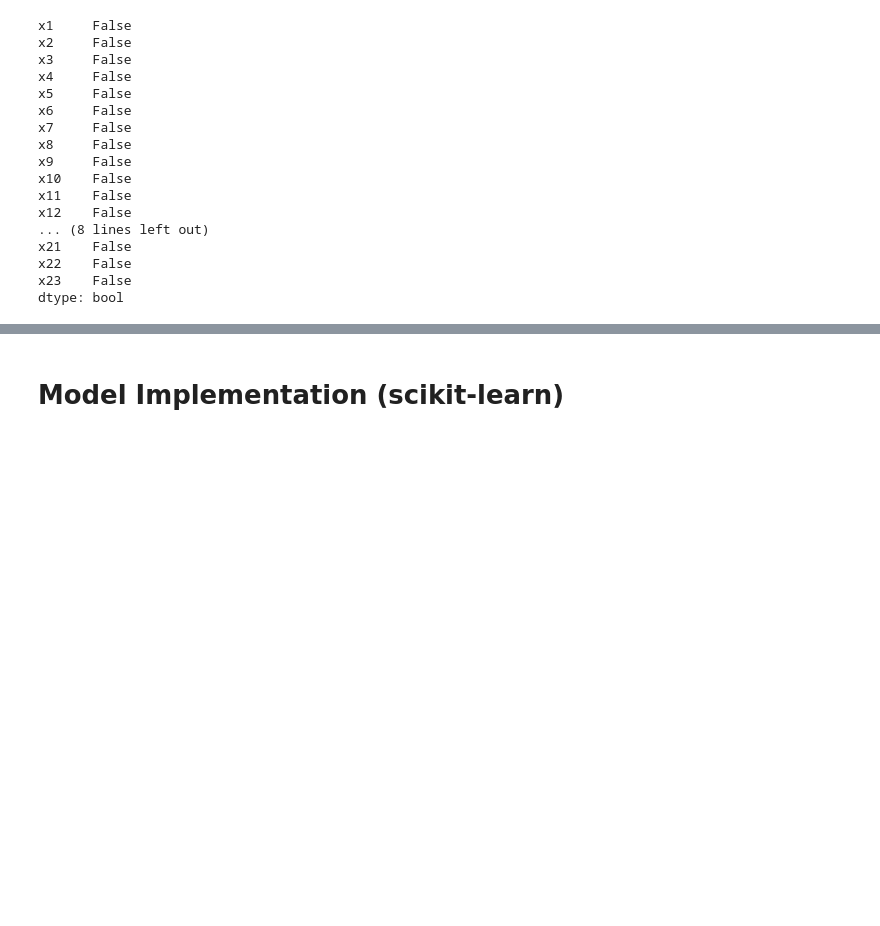
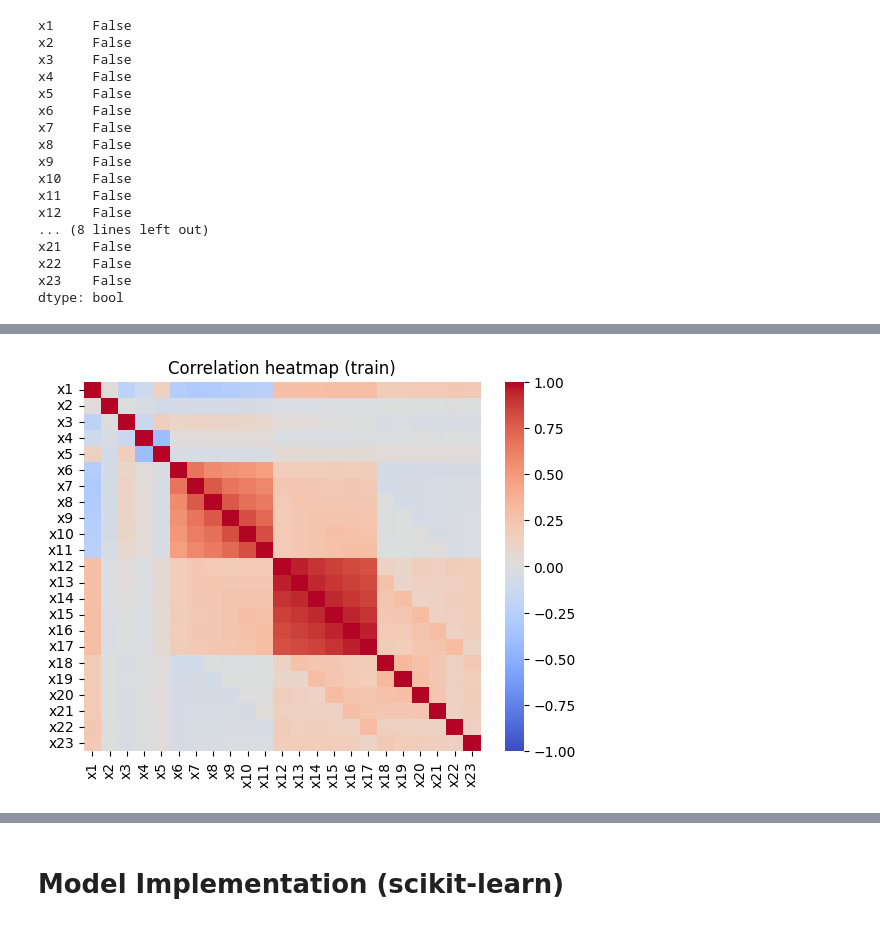
Before and after one commit to alexchu14/credit-default-prediction, a Jupyter notebook: notebooks/baseline.ipynb, the cells around one changed output, grey strips where cells are left out. Cells and saved outputs as stored; diff of their text form; code cells hidden in the pictures; blank space fills up the shorter version.

```diff
--- a/notebooks/baseline.ipynb
+++ b/notebooks/baseline.ipynb
@@ -126,0 +74,6 @@ plt.show()
+# %%
+from src.plot import plot_correlation_heatmap
+
+plot_correlation_heatmap(X_train)
+# %% [output]
+[figure, added]
```
Also changed, not shown: parts of 9 cells of this notebook, 1 other file.
